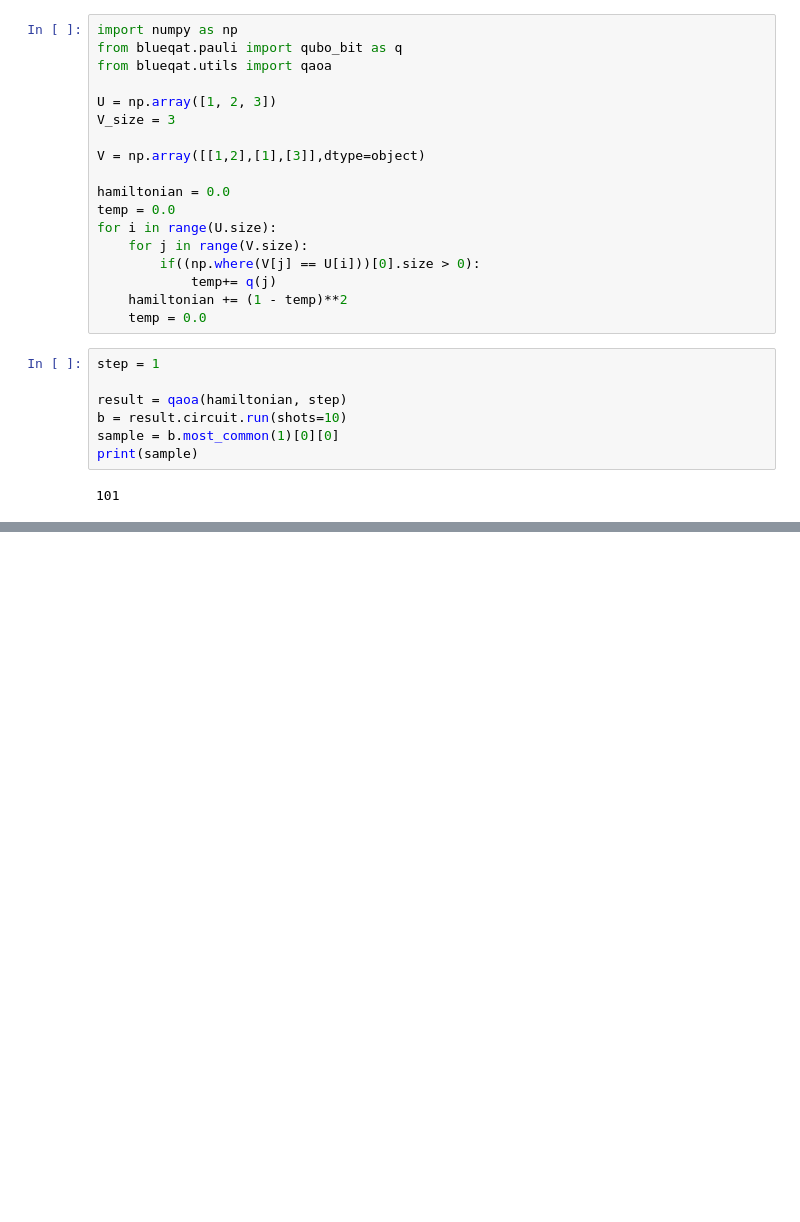
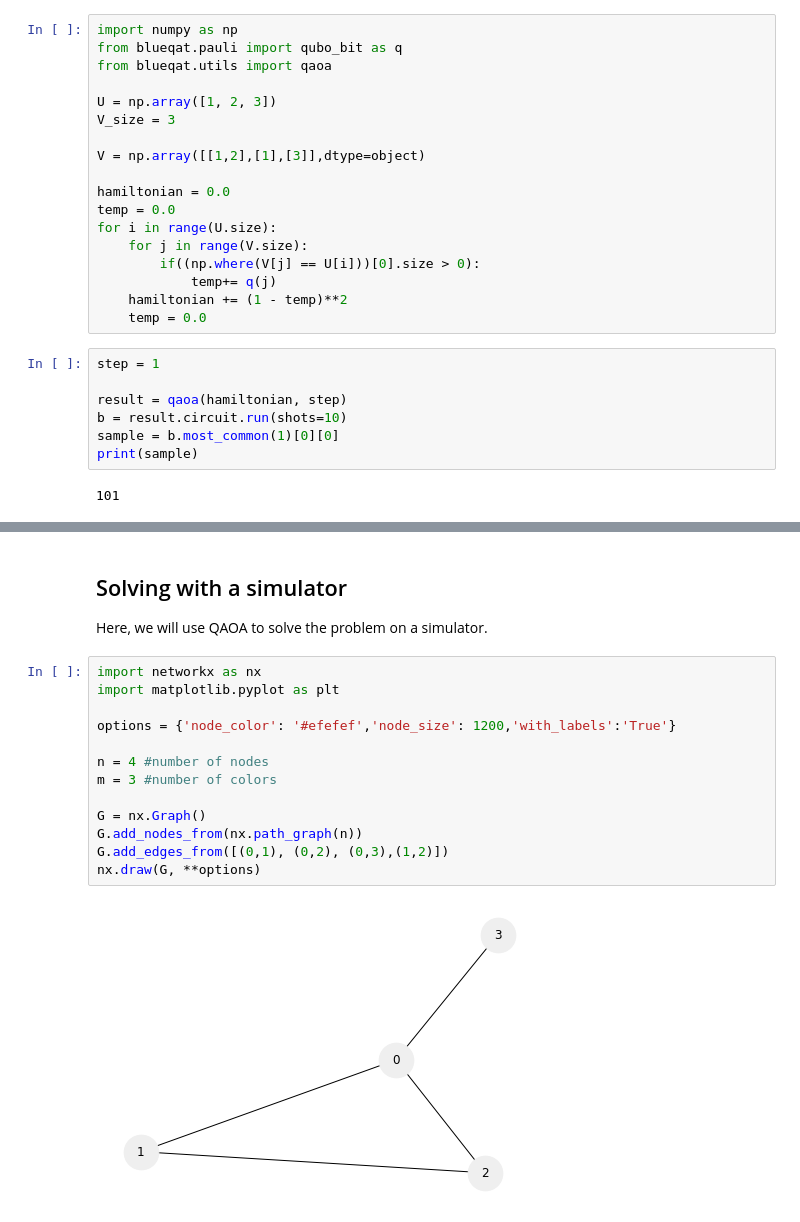
Before and after one commit to Qaqarot/qaqarot-tutorials, a Jupyter notebook: tutorial/109_maxcut.ipynb, the cells around one changed output, grey strips where cells are left out. Drawn from its saved outputs; the diff is of its cells as text; blank space fills up the shorter version.

```diff
--- a/tutorial/109_maxcut.ipynb
+++ b/tutorial/109_maxcut.ipynb
@@ -95,0 +114,18 @@ print(sample)
+# %% [markdown]
+## Solving with a simulator
+Here, we will use QAOA to solve the problem on a simulator.
+# %%
+import networkx as nx
+import matplotlib.pyplot as plt
+
+options = {'node_color': '#efefef','node_size': 1200,'with_labels':'True'}
+
+n = 4 #number of nodes
+m = 3 #number of colors
+
+G = nx.Graph()
+G.add_nodes_from(nx.path_graph(n))
+G.add_edges_from([(0,1), (0,2), (0,3),(1,2)])
+nx.draw(G, **options)
+# %% [output]
+[figure, added]
```
Also changed, not shown: parts of 8 cells of this notebook, 3 other files.
